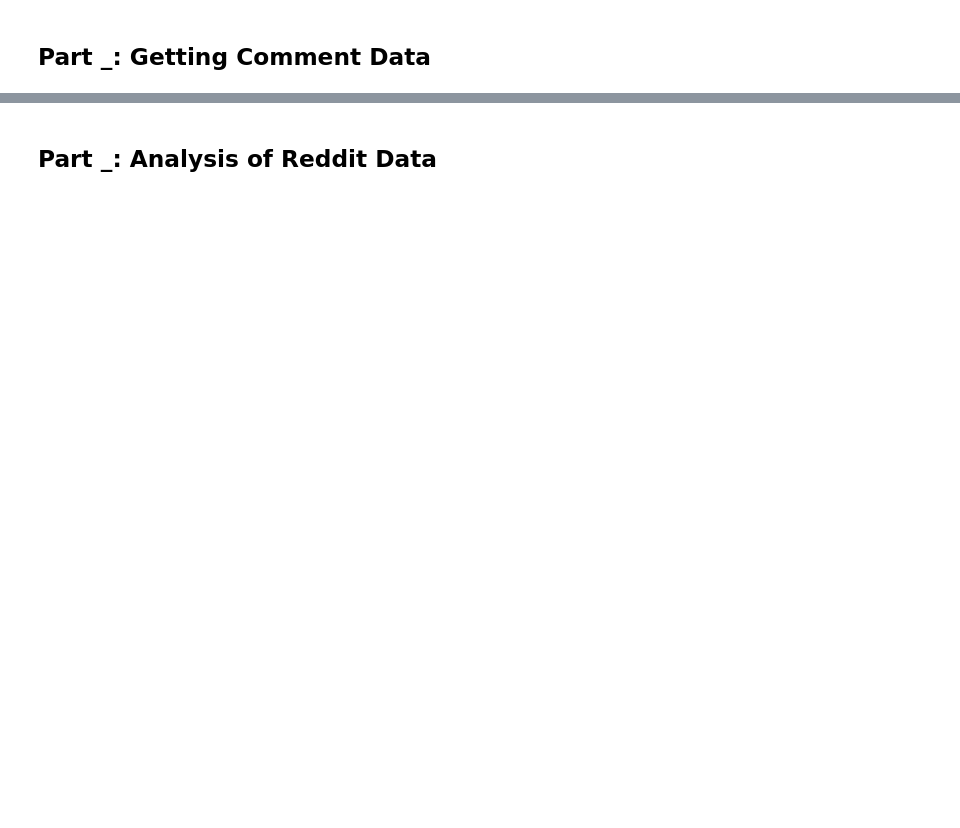
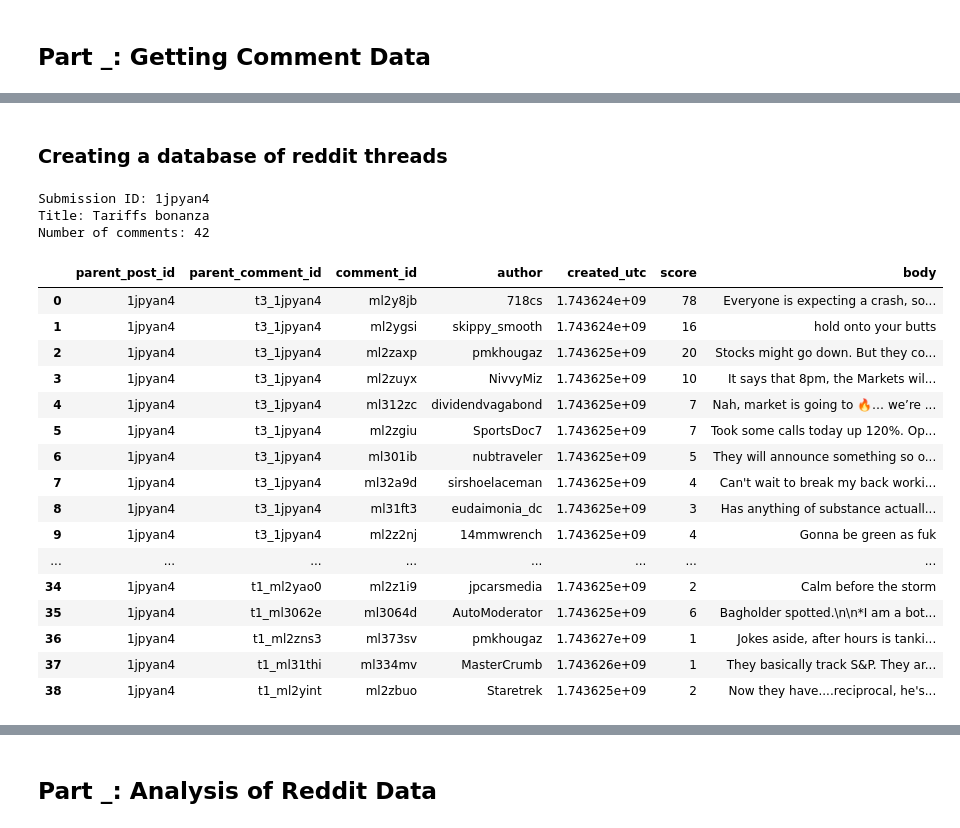
Before and after one commit to ColeJMitchell/machine-learning-stock-prediction, a Jupyter notebook: gregoryb.ipynb, the cells around one changed output, grey strips where cells are left out. Saved outputs shown, nothing was run; the diff lists cells and outputs as text; code cells hidden in the pictures; blank space fills up the shorter version.

```diff
--- a/gregoryb.ipynb
+++ b/gregoryb.ipynb
@@ -185,3 +185,8 @@ else:
     new_parquet = pd.concat([old_parquet, collected_data])
     new_parquet = new_parquet.drop_duplicates(subset=['id','title','created_utc','name','permalink'], keep='last').reset_index(drop=True)
     new_parquet.to_parquet(PARQUET_PATH, engine='pyarrow', schema=schema)
+
+# Use the new collected data to get comment stuff.
+PARQUET_PATH = './data/wallstreetbets-collection.parquet'
+submission_collection = pd.read_parquet(PARQUET_PATH, engine='pyarrow', schema=schema)
+display(submission_collection)
@@ -235,0 +209,2 @@ I just think that a struggling economy could open up opportunities for investors
+# %% [markdown]
+### Creating a database of reddit threads
@@ -235,0 +254,39 @@ I just think that a struggling economy could open up opportunities for investors
+# %%
+# Show the results from one submission's comments
+submission_id = submission_collection.iloc[0]['id']
+
+# How many actual comments are there for this submission?
+submission = reddit.submission(id=submission_id)
+print(f"Submission ID: {submission_id}")
+print(f"Title: {submission.title}")
+print(f"Number of comments: {submission.num_comments}")
+
+# Get the comments for the submission
+results = extract_comments_for(submission_id)
+
+# Create a dataframe of the comments
+comments_df = pd.DataFrame(results)
+
+# Display the comments dataframe
+display(comments_df)
+# %% [output]
+Submission ID: 1jpyan4
+Title: Tariffs bonanza
+Number of comments: 42
+|  | parent_post_id | parent_comment_id | comment_id | author | created_utc | score | body |
+| 0 | 1jpyan4 | t3_1jpyan4 | ml2y8jb | 718cs | 1.743624e+09 | 78 | Everyone is expecting a crash, so... |
+| 1 | 1jpyan4 | t3_1jpyan4 | ml2ygsi | skippy_smooth | 1.743624e+09 | 16 | hold onto your butts |
+| 2 | 1jpyan4 | t3_1jpyan4 | ml2zaxp | pmkhougaz | 1.743625e+09 | 20 | Stocks might go down. But they co... |
+| 3 | 1jpyan4 | t3_1jpyan4 | ml2zuyx | NivvyMiz | 1.743625e+09 | 10 | It says that 8pm, the Markets wil... |
+| 4 | 1jpyan4 | t3_1jpyan4 | ml312zc | dividendvagabond | 1.743625e+09 | 7 | Nah, market is going to 🔥… we’re ... |
+| 5 | 1jpyan4 | t3_1jpyan4 | ml2zgiu | SportsDoc7 | 1.743625e+09 | 7 | Took some calls today up 120%. Op... |
+| 6 | 1jpyan4 | t3_1jpyan4 | ml301ib | nubtraveler | 1.743625e+09 | 5 | They will announce something so o... |
+| 7 | 1jpyan4 | t3_1jpyan4 | ml32a9d | sirshoelaceman | 1.743625e+09 | 4 | Can't wait to break my back worki... |
+| 8 | 1jpyan4 | t3_1jpyan4 | ml31ft3 | eudaimonia_dc | 1.743625e+09 | 3 | Has anything of substance actuall... |
+| 9 | 1jpyan4 | t3_1jpyan4 | ml2z2nj | 14mmwrench | 1.743625e+09 | 4 | Gonna be green as fuk |
+| ... | ... | ... | ... | ... | ... | ... | ... |
+| 34 | 1jpyan4 | t1_ml2yao0 | ml2z1i9 | jpcarsmedia | 1.743625e+09 | 2 | Calm before the storm |
+| 35 | 1jpyan4 | t1_ml3062e | ml3064d | AutoModerator | 1.743625e+09 | 6 | Bagholder spotted.\n\n*I am a bot... |
+| 36 | 1jpyan4 | t1_ml2zns3 | ml373sv | pmkhougaz | 1.743627e+09 | 1 | Jokes aside, after hours is tanki... |
+| 37 | 1jpyan4 | t1_ml31thi | ml334mv | MasterCrumb | 1.743626e+09 | 1 | They basically track S&P. They ar... |
+| 38 | 1jpyan4 | t1_ml2yint | ml2zbuo | Staretrek | 1.743625e+09 | 2 | Now they have....reciprocal, he's... |
```
Also changed, not shown: parts of 11 cells of this notebook, 3 other files.
